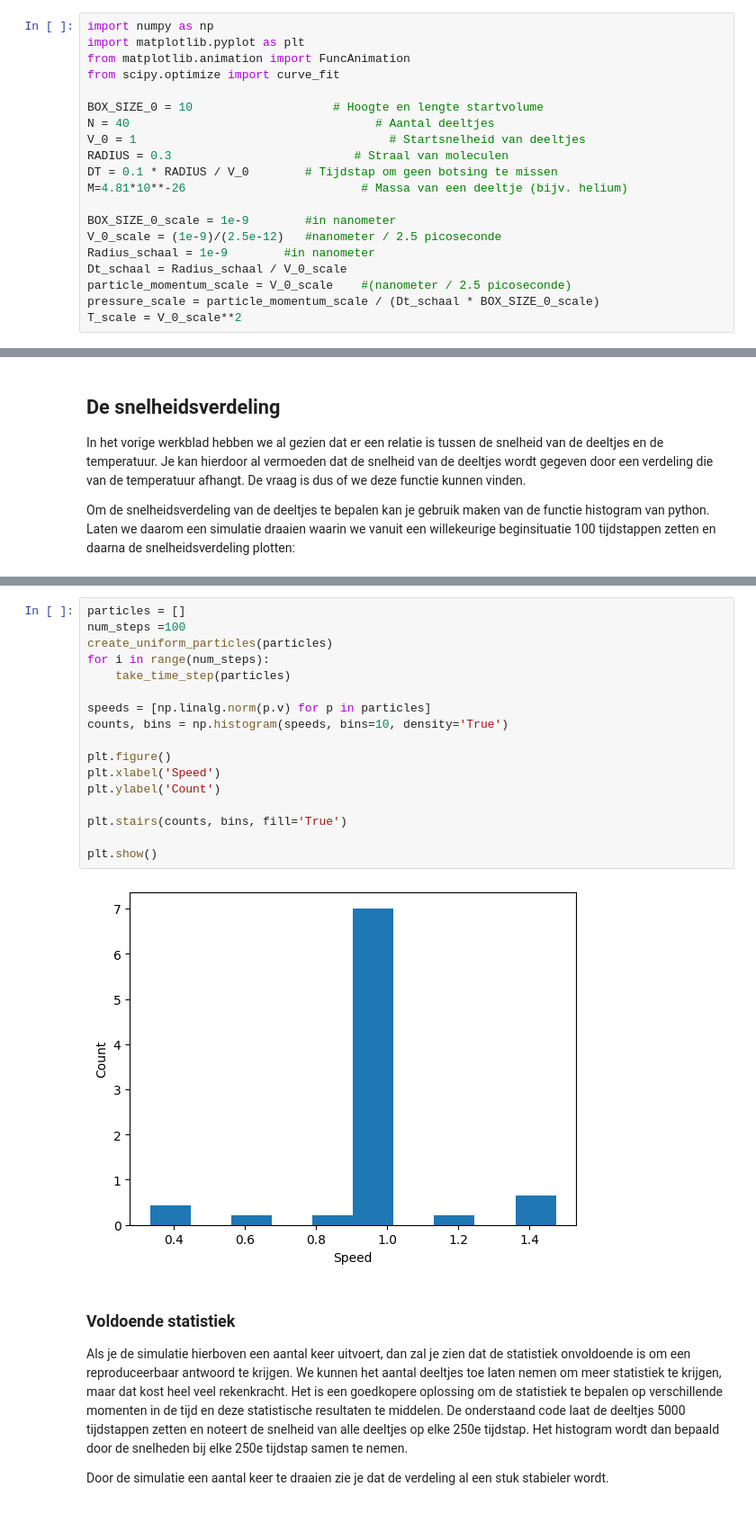
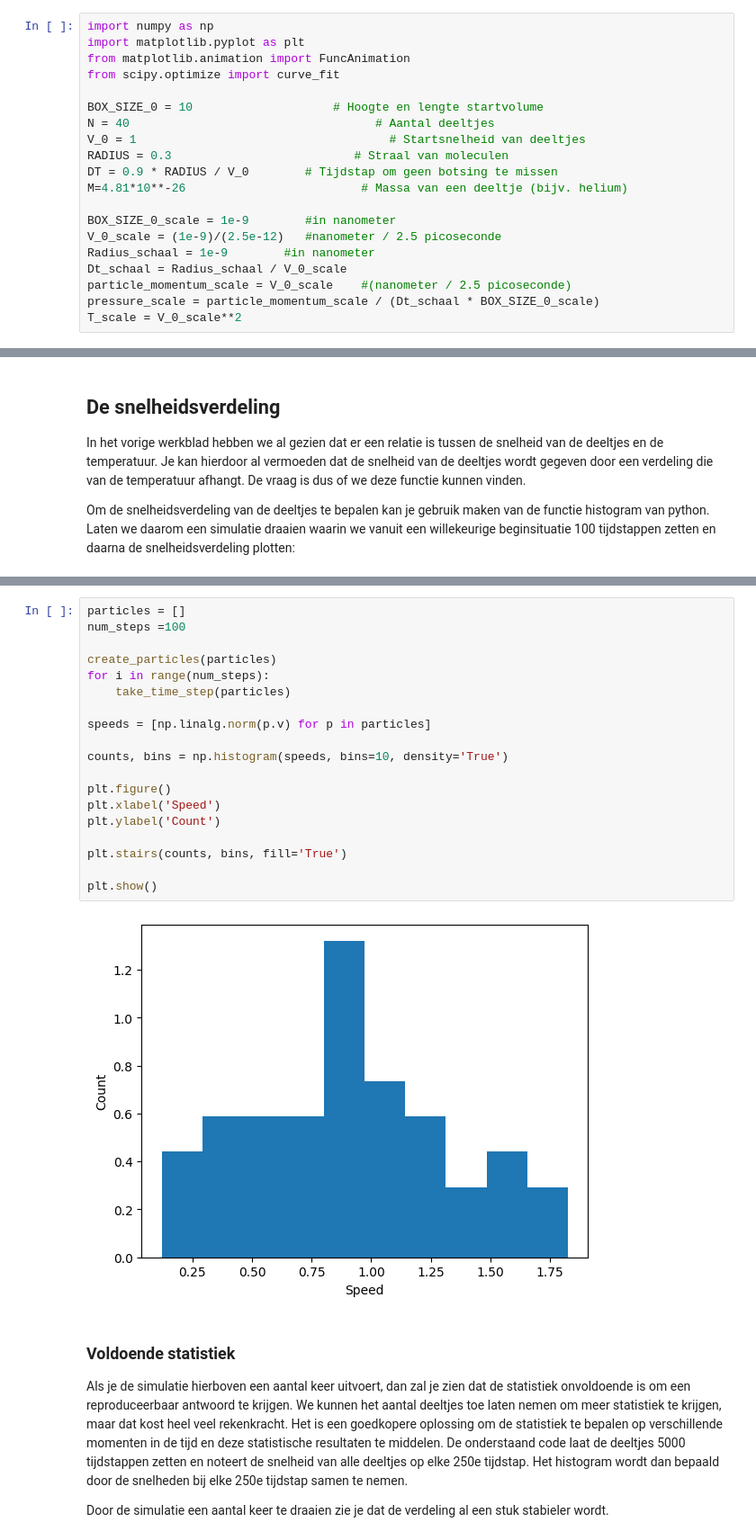
Before and after one commit to BobVill/32, a Jupyter notebook: Content/PySim/6_boltzmann.ipynb, the cells around one changed output, grey strips where cells are left out. Shown at 90% size. Cells and saved outputs as stored; diff of their text form.

```diff
--- a/Content/PySim/6_boltzmann.ipynb
+++ b/Content/PySim/6_boltzmann.ipynb
@@ -32,7 +32,7 @@ BOX_SIZE_0 = 10                    # Hoogte en lengte startvolume
 N = 40                                   # Aantal deeltjes
 V_0 = 1                                    # Startsnelheid van deeltjes
 RADIUS = 0.3                          # Straal van moleculen
-DT = 0.1 * RADIUS / V_0        # Tijdstap om geen botsing te missen
+DT = 0.9 * RADIUS / V_0        # Tijdstap om geen botsing te missen
 M=4.81*10**-26                         # Massa van een deeltje (bijv. helium)
 
 BOX_SIZE_0_scale = 1e-9        #in nanometer
@@ -210,22 +214,24 @@ Om de snelheidsverdeling van de deeltjes te bepalen kan je gebruik maken van de
 # %%
 particles = []
 num_steps =100
-create_uniform_particles(particles)
+
+create_particles(particles)
 for i in range(num_steps):
     take_time_step(particles)
 
 speeds = [np.linalg.norm(p.v) for p in particles]
+
 counts, bins = np.histogram(speeds, bins=10, density='True')
 
 plt.figure()
 plt.xlabel('Speed')
 plt.ylabel('Count')
 
 plt.stairs(counts, bins, fill='True')
 
 plt.show()
 # %% [output]
-[figure, old version]
+[figure, new version]
 # %% [markdown]
 ### Voldoende statistiek
 
```
Also changed, not shown: parts of 5 cells of this notebook, 1 other file.
